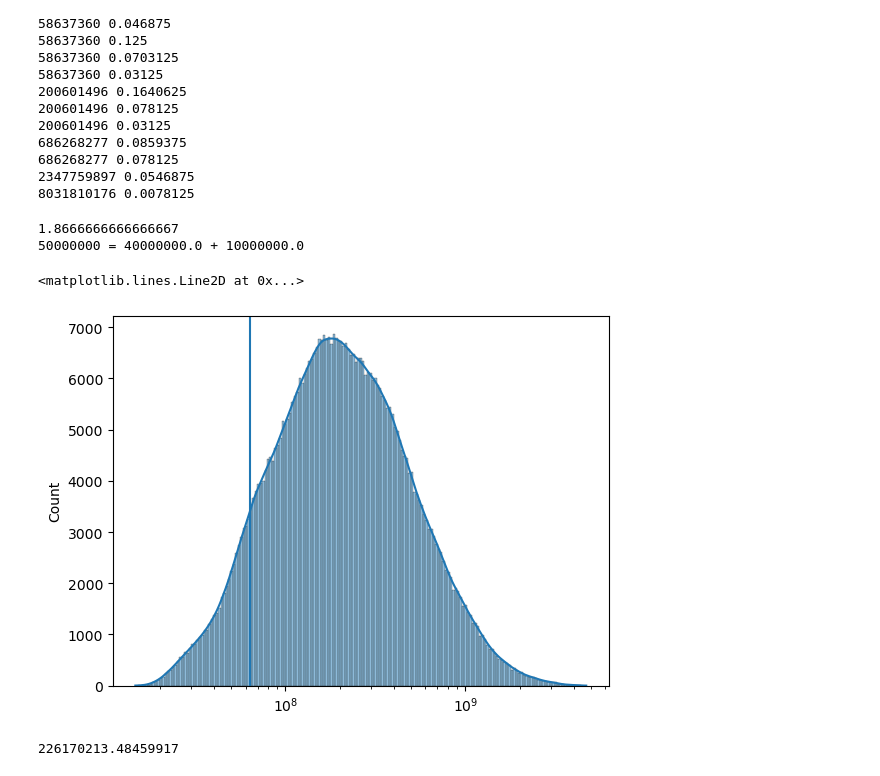
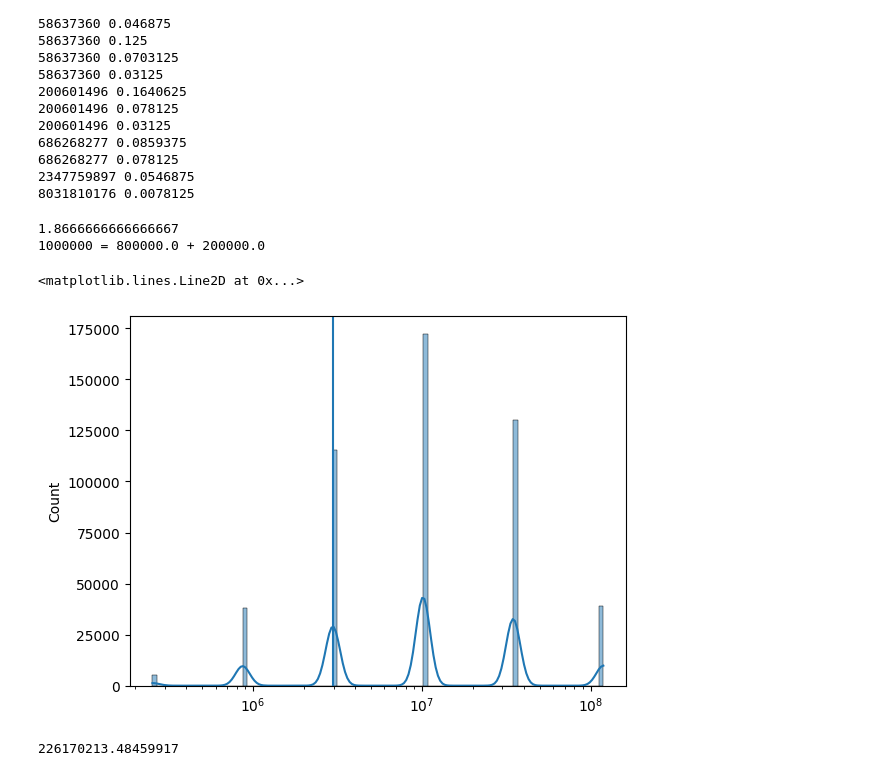
Before and after one commit to messier12/bullrun-strat-simulator, a Jupyter notebook: kelly_criterion.ipynb, the cells around one changed output. Saved outputs shown, nothing was run; the diff lists cells and outputs as text; code cells hidden in the pictures.

```diff
--- a/kelly_criterion.ipynb
+++ b/kelly_criterion.ipynb
@@ -199,34 +196,34 @@ for v,c in zip(val,counts):
 # %%
 import seaborn as sns
 probability_of_win = 0.60
 probability_of_lose = 1-probability_of_win
 gain_win = 3.0
 gain_lose = 0.3
 kelly_c = probability_of_win/gain_lose - probability_of_lose/gain_win
 print(kelly_c)
-initial_bankroll = 50*10**6
+initial_bankroll = 1*10**6
 number_of_simulation = 500000
 final_bankrolls_with_probs = simulate_with_winning_probs(initial_bankroll,
-                                                         strategy_kelly_meta(0.8),
+                                                         #strategy_kelly_meta(0.8),
                                                          #strategy_lintang,
                                                          #strategy_coward_meta(0.8,3.0*10**8,0.9),
-                                                         #strategy_ferry,
+                                                         strategy_ferry,
                                                          5,
                                                          number_of_simulation,
                                                          probability_of_win,
-                                                         1+gain_win,
+                                                         gain_win,
                                                          1-gain_lose)
 vals, counts = np.unique(final_bankrolls_with_probs,return_counts=True)
 #print(vals,counts)
 #sns.kdeplot(x=vals,y=counts/1000,)
 sns.histplot(final_bankrolls_with_probs,kde=True,log_scale=(True,False))
 ten_percent = np.percentile(final_bankrolls_with_probs,10)
 plt.axvline(ten_percent,0,10000)
 # %% [output]
 1.8666666666666667
-50000000 = 40000000.0 + 10000000.0
+1000000 = 800000.0 + 200000.0
 <matplotlib.lines.Line2D at 0x...>
-[figure, old version]
+[figure, new version]
 # %%
 np.percentile(final_bankrolls_with_probs,10)
 # %% [output]
```
Also changed, not shown: parts of 7 cells of this notebook.
